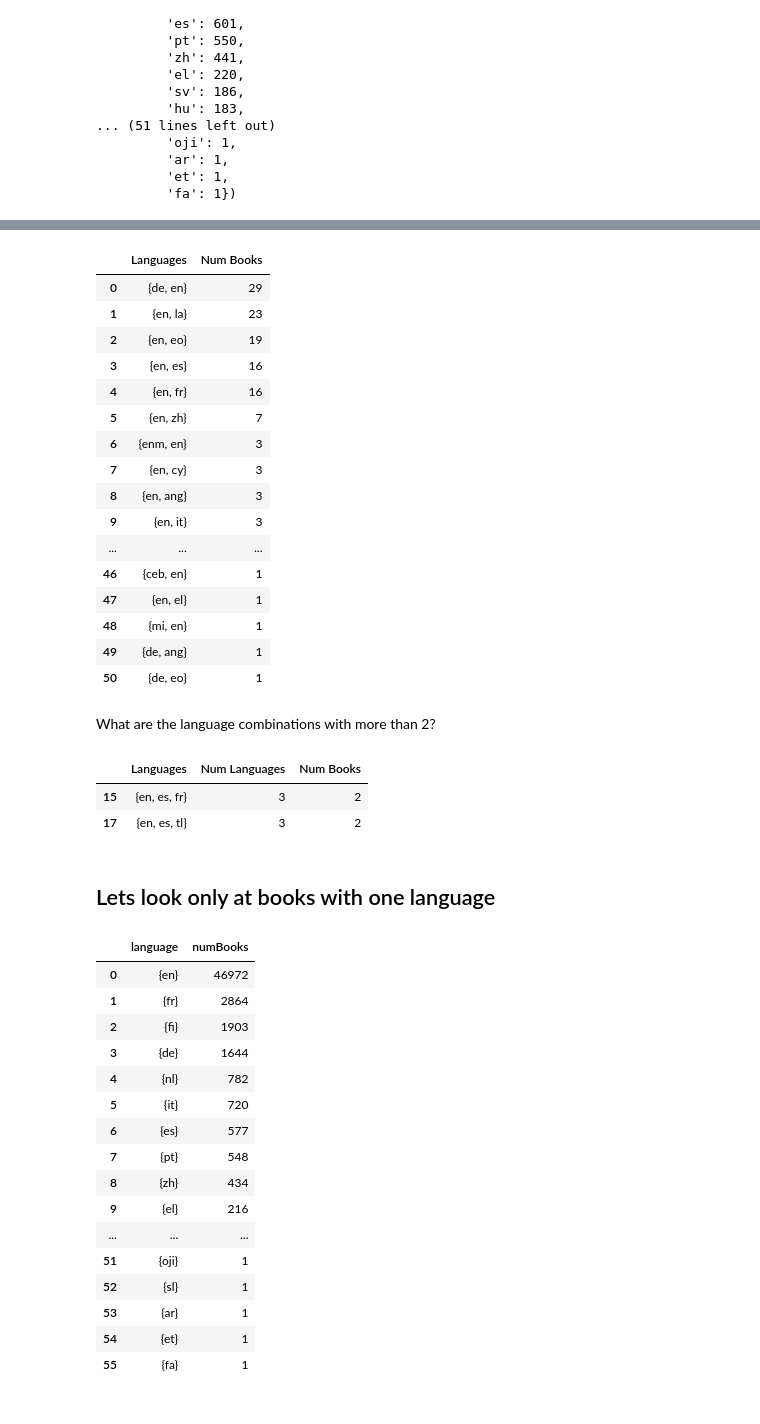
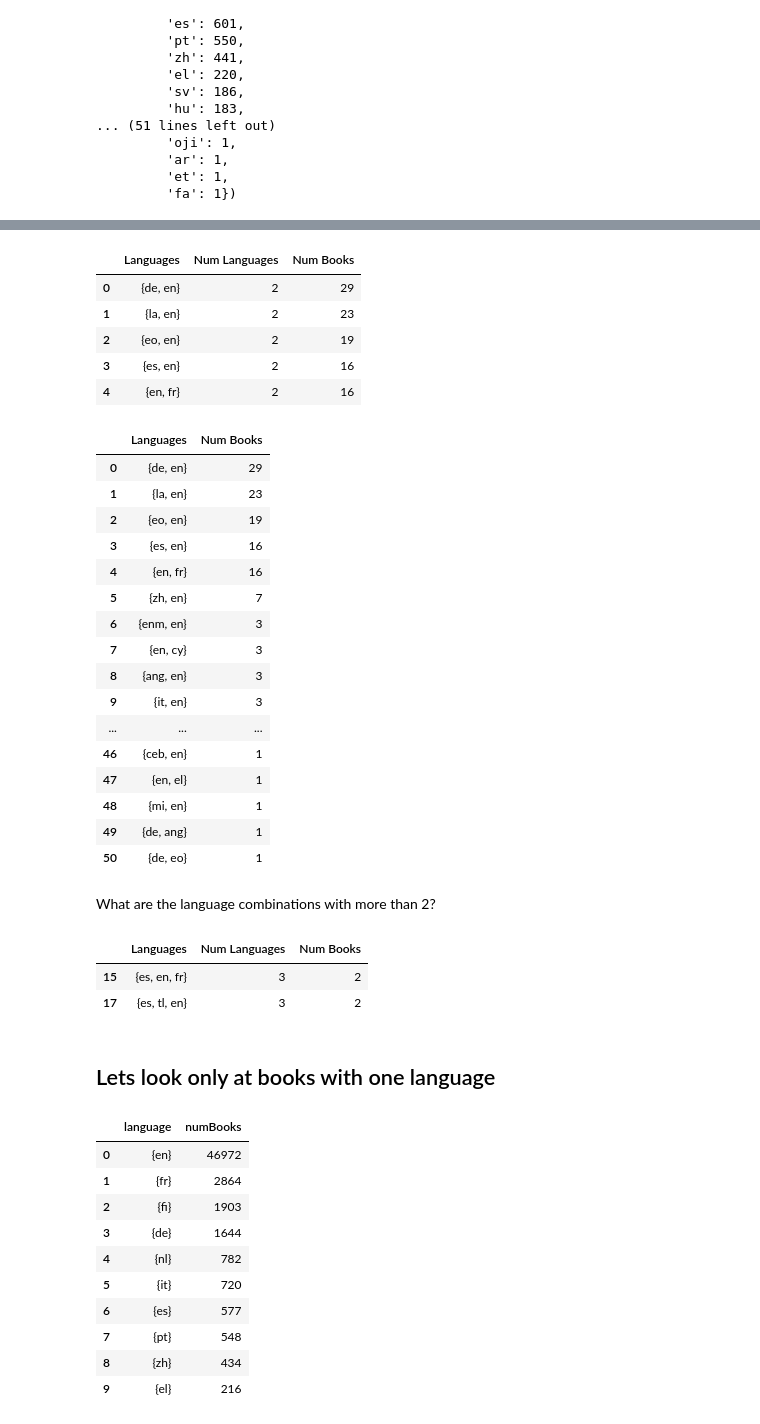
Before and after one commit to xHunterW/gutenberg_corpus_analysis, a Jupyter notebook: EDA/language_EDA.ipynb, the cells around one changed output, grey strips where cells are left out. Cells and saved outputs as stored; diff of their text form; code cells hidden in the pictures.

```diff
--- a/EDA/language_EDA.ipynb
+++ b/EDA/language_EDA.ipynb
@@ -31,12 +31,17 @@ GUTENBERG_STATIC_DATABASE = '/Users/dean/Documents/GradSchool/TheoryOfMachineLea
 # %% [markdown]
 ## You probably don't need to change this
 # %%
+# gutenberg_info_fold will be whatever the equivalent to your top level directory of the repo is
+# If using the static dataset, you will have to put it in that structure
+
 if USE_STATIC_DB is True:
-    metadata_filepath = os.path.join(GUTENBERG_STATIC_DATABASE, 'SPGC-metadata-2018-07-18.csv')
-    filter_exist=False
+    gutenberg_info_fold = GUTENBERG_STATIC_DATABASE
+    filter_exist = False
 else:
-    metadata_filepath = os.path.join(gutenberg_repo_path,'metadata','metadata.csv')
+    gutenberg_info_fold = gutenberg_repo_path
     filter_exist=True
+
+metadata_filepath = os.path.join(gutenberg_info_fold, 'metadata', 'metadata.csv')
 # %% [markdown]
 # Load the Metadata
 # %%
@@ -116,17 +120,30 @@ Name: count, dtype: int64
+# %%
+# Lets figure out how many books have more than one language
+
+more_than_one_lang = [(lang, len(lang), count) for lang, count in mq.df['language_set'].value_counts().items() if len(lang) > 1]
+lang_df = pd.DataFrame(more_than_one_lang, columns = ['Languages', 'Num Languages', 'Num Books'])
+lang_df.head()
+# %% [output]
+|  | Languages | Num Languages | Num Books |
+| 0 | {de, en} | 2 | 29 |
+| 1 | {la, en} | 2 | 23 |
+| 2 | {eo, en} | 2 | 19 |
+| 3 | {es, en} | 2 | 16 |
+| 4 | {en, fr} | 2 | 16 |
 # %%
 lang_df.sort_values('Num Books', ascending=False)[['Languages', 'Num Books']]
 # %% [output]
 |  | Languages | Num Books |
 | 0 | {de, en} | 29 |
-| 1 | {en, la} | 23 |
-| 2 | {en, eo} | 19 |
-| 3 | {en, es} | 16 |
+| 1 | {la, en} | 23 |
+| 2 | {eo, en} | 19 |
+| 3 | {es, en} | 16 |
 | 4 | {en, fr} | 16 |
-| 5 | {en, zh} | 7 |
+| 5 | {zh, en} | 7 |
 | 6 | {enm, en} | 3 |
 | 7 | {en, cy} | 3 |
-| 8 | {en, ang} | 3 |
-| 9 | {en, it} | 3 |
+| 8 | {ang, en} | 3 |
+| 9 | {it, en} | 3 |
 | ... | ... | ... |
 | 46 | {ceb, en} | 1 |
 | 47 | {en, el} | 1 |
@@ -139,29 +156,23 @@ What are the language combinations with more than 2?
 lang_df[lang_df['Num Languages']>2]
 # %% [output]
 |  | Languages | Num Languages | Num Books |
-| 15 | {en, es, fr} | 3 | 2 |
-| 17 | {en, es, tl} | 3 | 2 |
+| 15 | {es, en, fr} | 3 | 2 |
+| 17 | {es, tl, en} | 3 | 2 |
 # %% [markdown]
 ## Lets look only at books with one language
 # %%
 one_lang = [(lang, count) for lang, count in mq.df['language_set'].value_counts().items() if len(lang) == 1]
 one_lang_df = pd.DataFrame(one_lang, columns=['language', 'numBooks'])
-one_lang_df
+one_lang_df.head(10)
 # %% [output]
 |  | language | numBooks |
 | 0 | {en} | 46972 |
 | 1 | {fr} | 2864 |
 | 2 | {fi} | 1903 |
 | 3 | {de} | 1644 |
 | 4 | {nl} | 782 |
 | 5 | {it} | 720 |
 | 6 | {es} | 577 |
 | 7 | {pt} | 548 |
 | 8 | {zh} | 434 |
 | 9 | {el} | 216 |
-| ... | ... | ... |
-| 51 | {oji} | 1 |
-| 52 | {sl} | 1 |
-| 53 | {ar} | 1 |
-| 54 | {et} | 1 |
-| 55 | {fa} | 1 |
```
Also changed, not shown: parts of 16 cells of this notebook.
